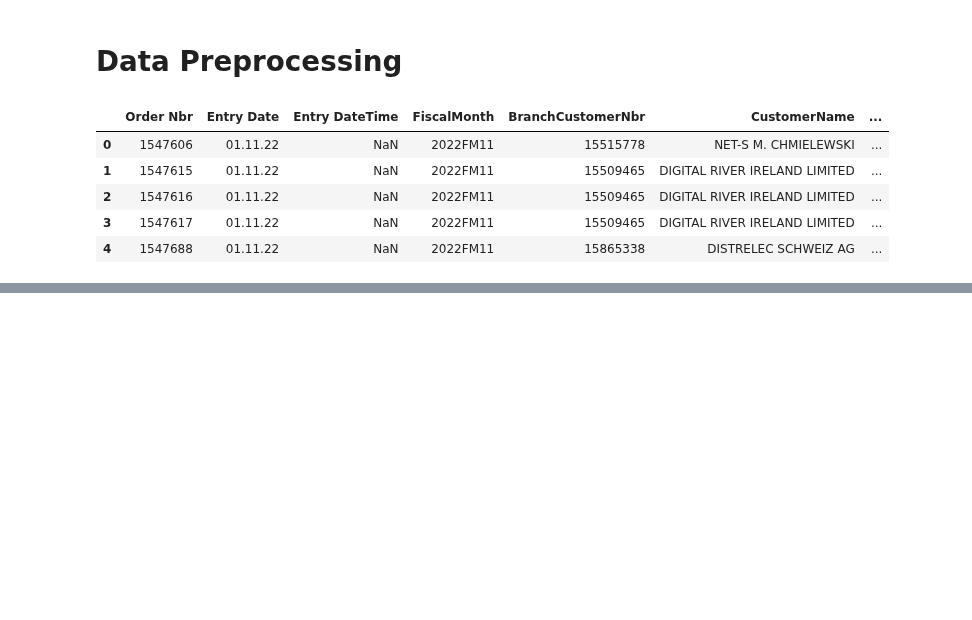
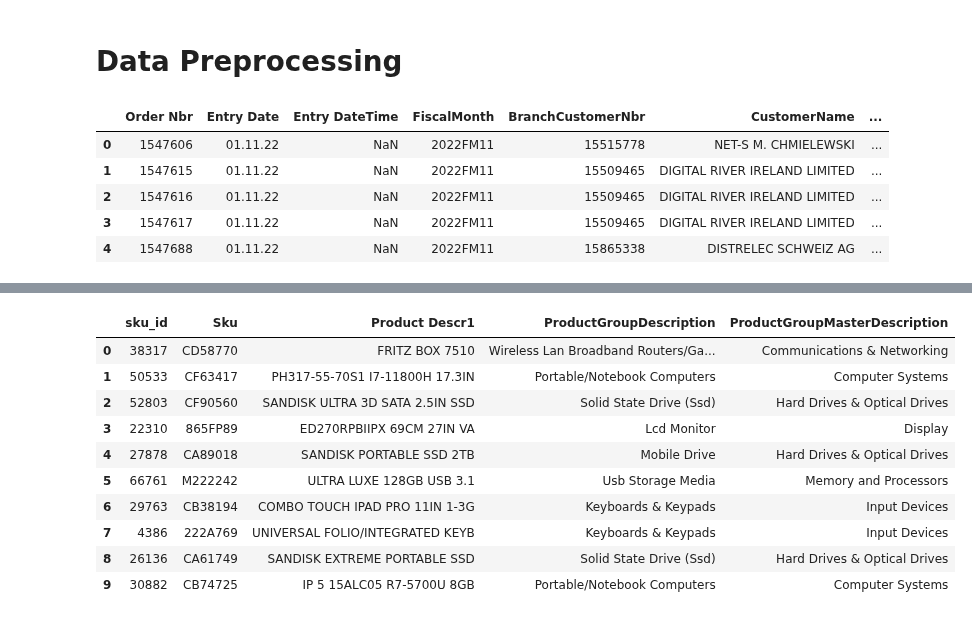
Before and after one commit to vincm1/RecSys_Implicit, a Jupyter notebook: Neural_Collaborative_Filtering_(NCF).ipynb, the cells around one changed output, grey strips where cells are left out. Saved outputs shown, nothing was run; the diff lists cells and outputs as text; code cells hidden in the pictures; blank space fills up the shorter version.

```diff
--- a/Neural_Collaborative_Filtering_(NCF).ipynb
+++ b/Neural_Collaborative_Filtering_(NCF).ipynb
@@ -497,0 +168,14 @@ array([0.82334673], dtype=float32)
+# %%
+model = NCF(
+    "ranking",
+    data_info=data_info,
+    loss_type="cross_entropy",
+    embed_size=64,
+    n_epochs=10,
+    lr=0.01,
+    batch_size=256,
+    sampler="random",
+    num_neg=10,
+    dropout_rate=0.5,
+    hidden_units=(128, 64, 32, 16)
+)
@@ -497,0 +337,9 @@ array([0.82334673], dtype=float32)
+# %%
+#recs[user_id]
+rec_tab_2 = pd.DataFrame(data=[recs_2[user_id_2]])
+rec_tab_2 = rec_tab_2.T.rename(columns={0:"sku_id"})
+rec_tab_2 = rec_tab_2.merge(sku_list, on="sku_id", how="left")
+rec_tab_2.to_csv(f'{user_id_2}_NCF_FREQ_REC.csv')
+files.download(f'{user_id_2}_NCF_FREQ_REC.csv')
+rec_tab_2
+# %% [output]
@@ -497,0 +348,11 @@ array([0.82334673], dtype=float32)
+|  | sku_id | Sku | Product Descr1 | ProductGroupDescription | ProductGroupMasterDescription |
+| 0 | 38317 | CD58770 | FRITZ BOX 7510 | Wireless Lan Broadband Routers/Ga... | Communications & Networking |
+| 1 | 50533 | CF63417 | PH317-55-70S1 I7-11800H 17.3IN | Portable/Notebook Computers | Computer Systems |
+| 2 | 52803 | CF90560 | SANDISK ULTRA 3D SATA 2.5IN SSD | Solid State Drive (Ssd) | Hard Drives & Optical Drives |
+| 3 | 22310 | 865FP89 | ED270RPBIIPX 69CM 27IN VA | Lcd Monitor | Display |
+| 4 | 27878 | CA89018 | SANDISK PORTABLE SSD 2TB | Mobile Drive | Hard Drives & Optical Drives |
+| 5 | 66761 | M222242 | ULTRA LUXE 128GB USB 3.1 | Usb Storage Media | Memory and Processors |
+| 6 | 29763 | CB38194 | COMBO TOUCH IPAD PRO 11IN 1-3G | Keyboards & Keypads | Input Devices |
+| 7 | 4386 | 222A769 | UNIVERSAL FOLIO/INTEGRATED KEYB | Keyboards & Keypads | Input Devices |
+| 8 | 26136 | CA61749 | SANDISK EXTREME PORTABLE SSD | Solid State Drive (Ssd) | Hard Drives & Optical Drives |
+| 9 | 30882 | CB74725 | IP 5 15ALC05 R7-5700U 8GB | Portable/Notebook Computers | Computer Systems |
```
Also changed, not shown: parts of 68 cells of this notebook.
